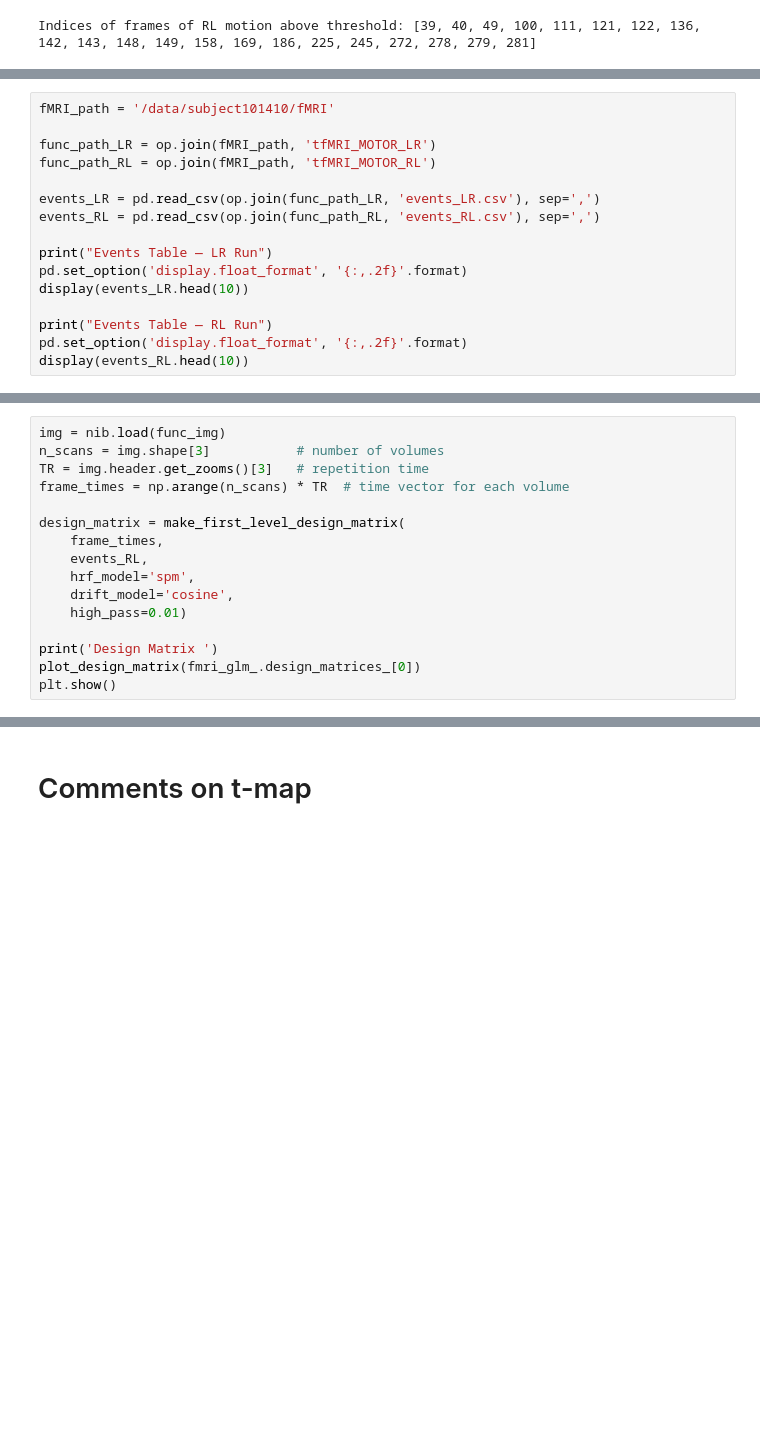
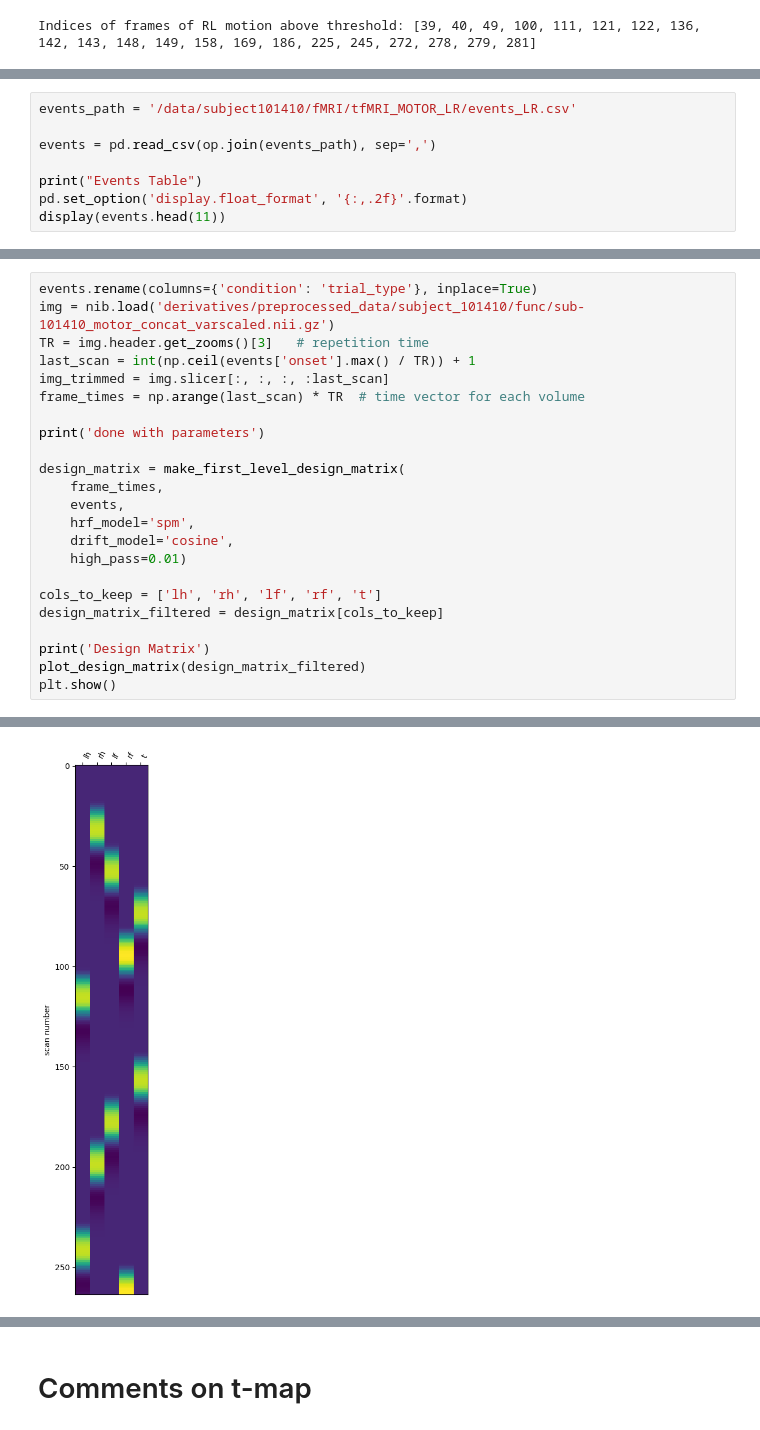
Before and after one commit to zoeepfl/NX-NSSP, a Jupyter notebook: Mini_Projet_1.ipynb, the cells around one changed output, grey strips where cells are left out. Drawn from its saved outputs; the diff is of its cells as text; blank space fills up the shorter version.

```diff
--- a/Mini_Projet_1.ipynb
+++ b/Mini_Projet_1.ipynb
@@ -421,17 +408,9 @@ import nibabel as nib
 # %%
-fMRI_path = '/data/subject101410/fMRI'
+events_path = '/data/subject101410/fMRI/tfMRI_MOTOR_LR/events_LR.csv'
 
-func_path_LR = op.join(fMRI_path, 'tfMRI_MOTOR_LR')
-func_path_RL = op.join(fMRI_path, 'tfMRI_MOTOR_RL')
+events = pd.read_csv(op.join(events_path), sep=',')
 
-events_LR = pd.read_csv(op.join(func_path_LR, 'events_LR.csv'), sep=',')
-events_RL = pd.read_csv(op.join(func_path_RL, 'events_RL.csv'), sep=',')
-
-print("Events Table — LR Run")
+print("Events Table")
 pd.set_option('display.float_format', '{:,.2f}'.format)
-display(events_LR.head(10))
-
-print("Events Table — RL Run")
-pd.set_option('display.float_format', '{:,.2f}'.format)
-display(events_RL.head(10))
+display(events.head(11))
 # %% [output]
@@ -439,17 +430,24 @@ FileNotFoundError: [Errno 2] No such file or directory: '/data/subject101410/fMR
 # %%
-img = nib.load(func_img)
-n_scans = img.shape[3]           # number of volumes
+events.rename(columns={'condition': 'trial_type'}, inplace=True)
+img = nib.load('derivatives/preprocessed_data/subject_101410/func/sub-101410_motor_concat_varscaled.nii.gz')
 TR = img.header.get_zooms()[3]   # repetition time
-frame_times = np.arange(n_scans) * TR  # time vector for each volume
+last_scan = int(np.ceil(events['onset'].max() / TR)) + 1
+img_trimmed = img.slicer[:, :, :, :last_scan]
+frame_times = np.arange(last_scan) * TR  # time vector for each volume
+
+print('done with parameters')
 
 design_matrix = make_first_level_design_matrix(
     frame_times,
-    events_RL,
+    events,
     hrf_model='spm',
     drift_model='cosine',
     high_pass=0.01)
 
-print('Design Matrix ')
-plot_design_matrix(fmri_glm_.design_matrices_[0])
+cols_to_keep = ['lh', 'rh', 'lf', 'rf', 't']
+design_matrix_filtered = design_matrix[cols_to_keep]
+
+print('Design Matrix')
+plot_design_matrix(design_matrix_filtered)
 plt.show()
 # %% [output]
@@ -457 +456,2 @@ NameError: name 'func_img' is not defined
+[figure, added]
 # %% [markdown]
```
Also changed, not shown: parts of 39 cells of this notebook.
